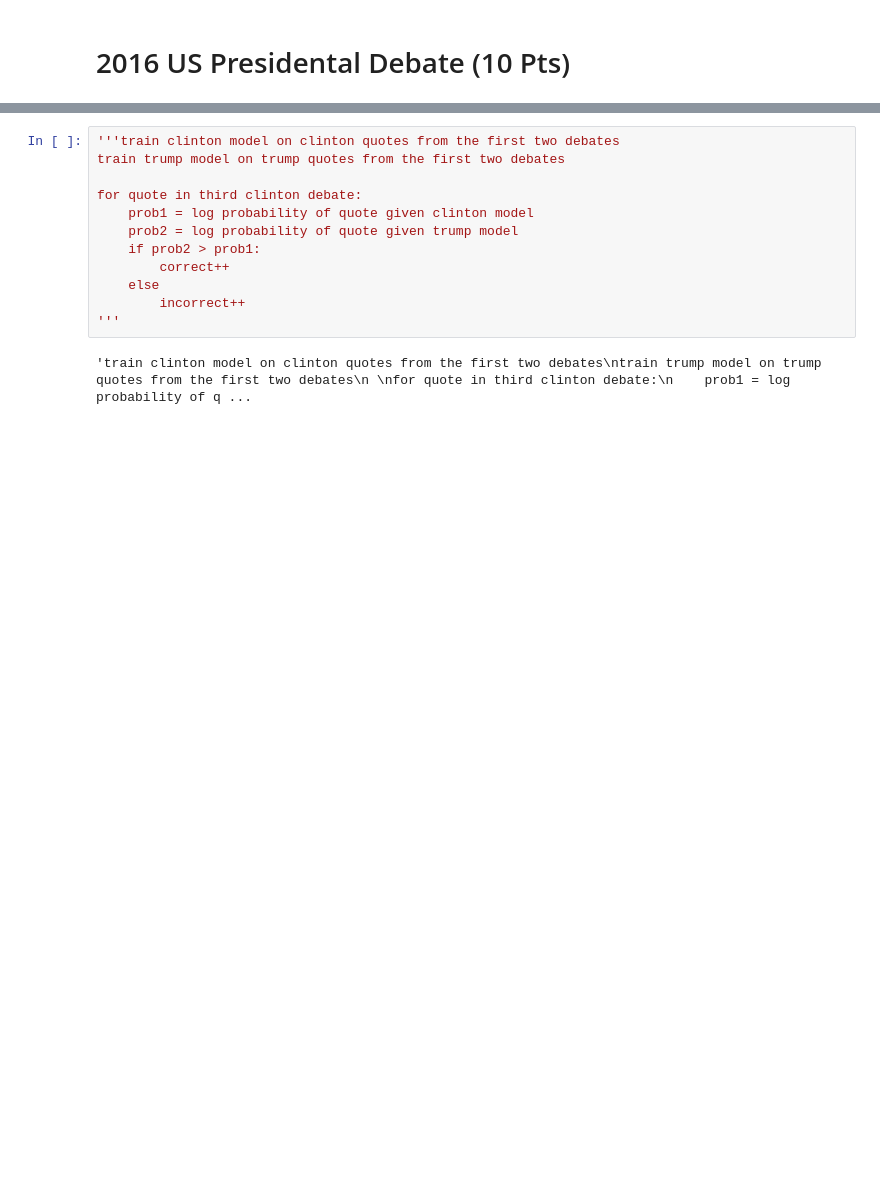
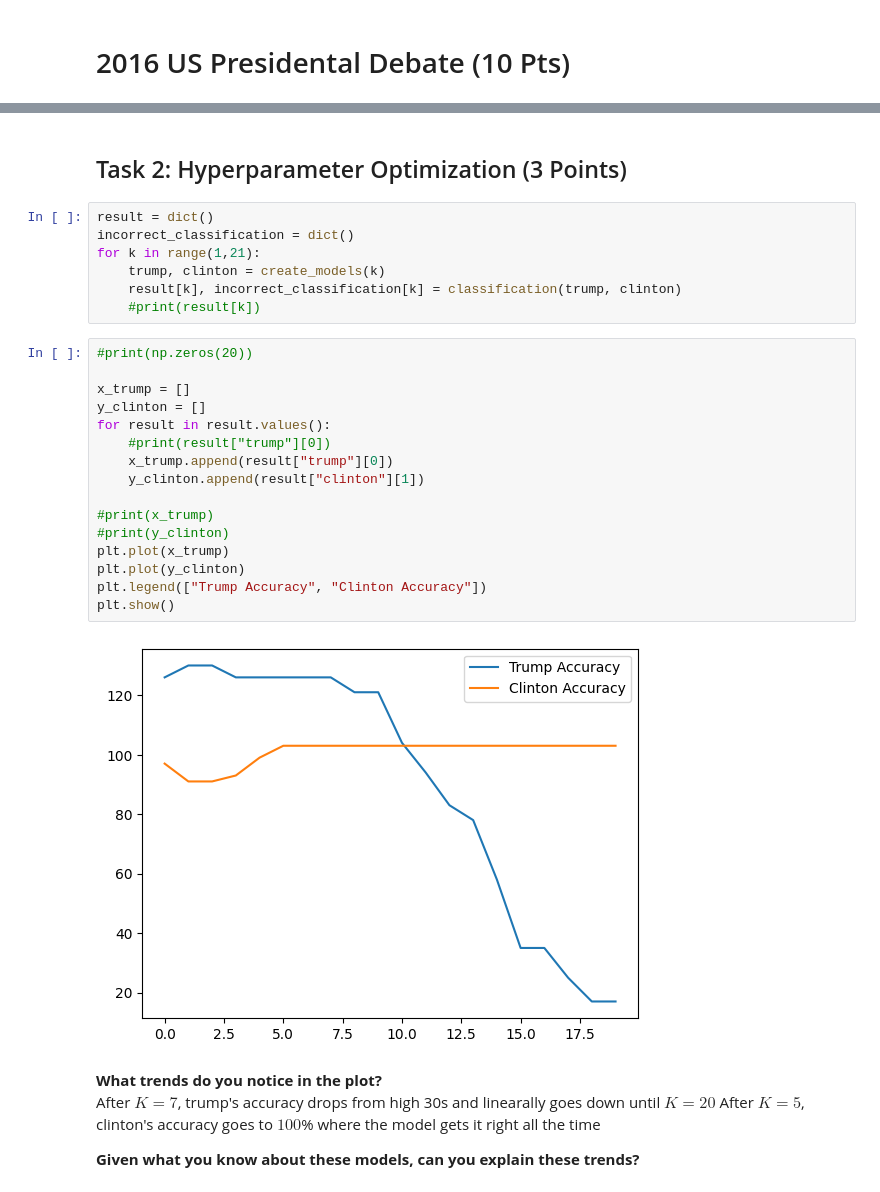
Before and after one commit to hwilt/CS477, a Jupyter notebook: Assignments/Assignment03/Markov.ipynb, the cells around one changed output, grey strips where cells are left out. Cells and saved outputs as stored; diff of their text form; blank space fills up the shorter version.

Commit message:
Part 3: this is hard to think about

```diff
--- a/Assignments/Assignment03/Markov.ipynb
+++ b/Assignments/Assignment03/Markov.ipynb
@@ -97,14 +149,33 @@ for i in range(40):
-# %%
-'''train clinton model on clinton quotes from the first two debates
-train trump model on trump quotes from the first two debates
-
-for quote in third clinton debate:
-    prob1 = log probability of quote given clinton model
-    prob2 = log probability of quote given trump model
-    if prob2 > prob1:
-        correct++
-    else
-        incorrect++
-'''
-# %% [output]
-'train clinton model on clinton quotes from the first two debates\ntrain trump model on trump quotes from the first two debates\n \nfor quote in third clinton debate:\n    prob1 = log probability of q ...
+# %% [markdown]
+## Task 2: Hyperparameter Optimization (3 Points)
+# %%
+result = dict()
+incorrect_classification = dict()
+for k in range(1,21):
+    trump, clinton = create_models(k)
+    result[k], incorrect_classification[k] = classification(trump, clinton)
+    #print(result[k])
+# %%
+#print(np.zeros(20))
+
+x_trump = []
+y_clinton = []
+for result in result.values():
+    #print(result["trump"][0])
+    x_trump.append(result["trump"][0])
+    y_clinton.append(result["clinton"][1])
+
+#print(x_trump)
+#print(y_clinton)
+plt.plot(x_trump)
+plt.plot(y_clinton)
+plt.legend(["Trump Accuracy", "Clinton Accuracy"])
+plt.show()
+# %% [output]
+[figure, added]
+# %% [markdown]
+**What trends do you notice in the plot?**<br>
+After $K=7$, trump's accuracy drops from high 30s and linearally goes down until $K=20$
+After $K=5$, clinton's accuracy goes to $100$% where the model gets it right all the time
+
+**Given what you know about these models, can you explain these trends?**<br>
```
Also changed, not shown: parts of 10 cells of this notebook, 1 other file.
